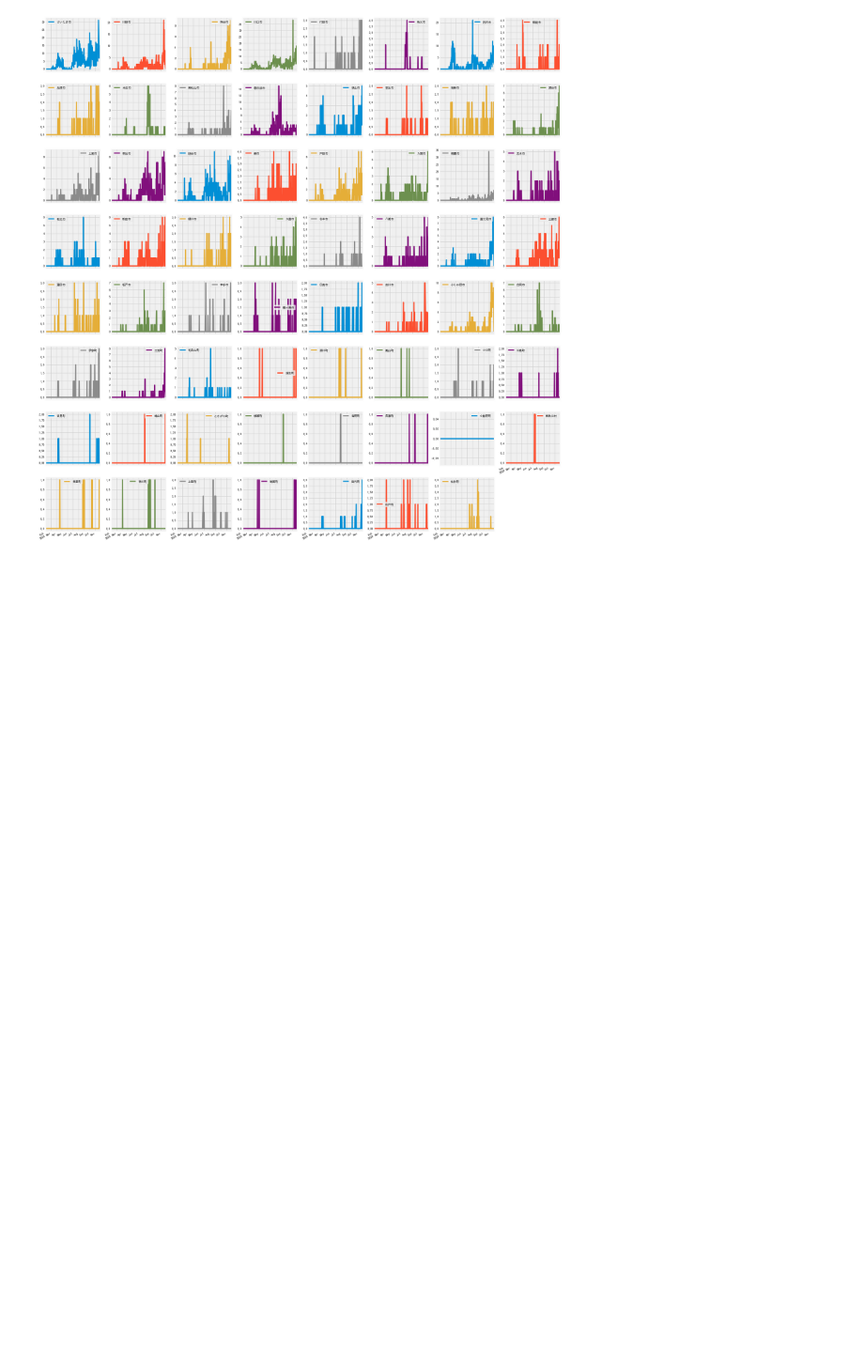
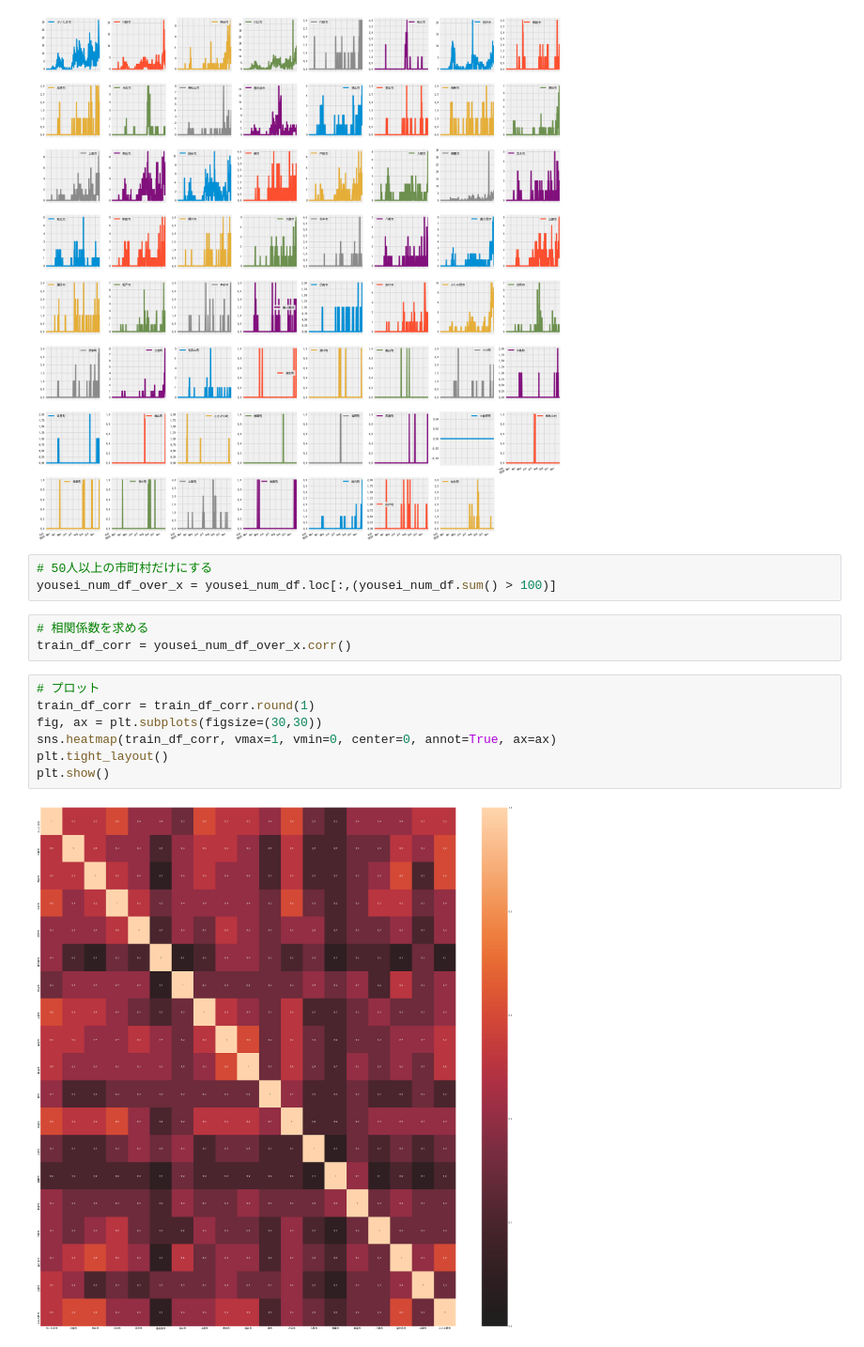
Before and after one commit to tocom242242/covid19-saitama-data-analysis, a Jupyter notebook: main.ipynb, the cells around one changed output. Shown at 94% size. Saved outputs shown, nothing was run; the diff lists cells and outputs as text; blank space fills up the shorter version.

```diff
--- a/main.ipynb
+++ b/main.ipynb
@@ -119,3 +119,18 @@ plt.tight_layout()
 plt.show()
 # %% [output]
 [figure]
+# %%
+# 50人以上の市町村だけにする
+yousei_num_df_over_x = yousei_num_df.loc[:,(yousei_num_df.sum() > 100)]
+# %%
+# 相関係数を求める
+train_df_corr = yousei_num_df_over_x.corr()
+# %%
+# プロット
+train_df_corr = train_df_corr.round(1)
+fig, ax = plt.subplots(figsize=(30,30))
+sns.heatmap(train_df_corr, vmax=1, vmin=0, center=0, annot=True, ax=ax)
+plt.tight_layout()
+plt.show()
+# %% [output]
+[figure, added]
```
Also changed, not shown: 2 other files.
